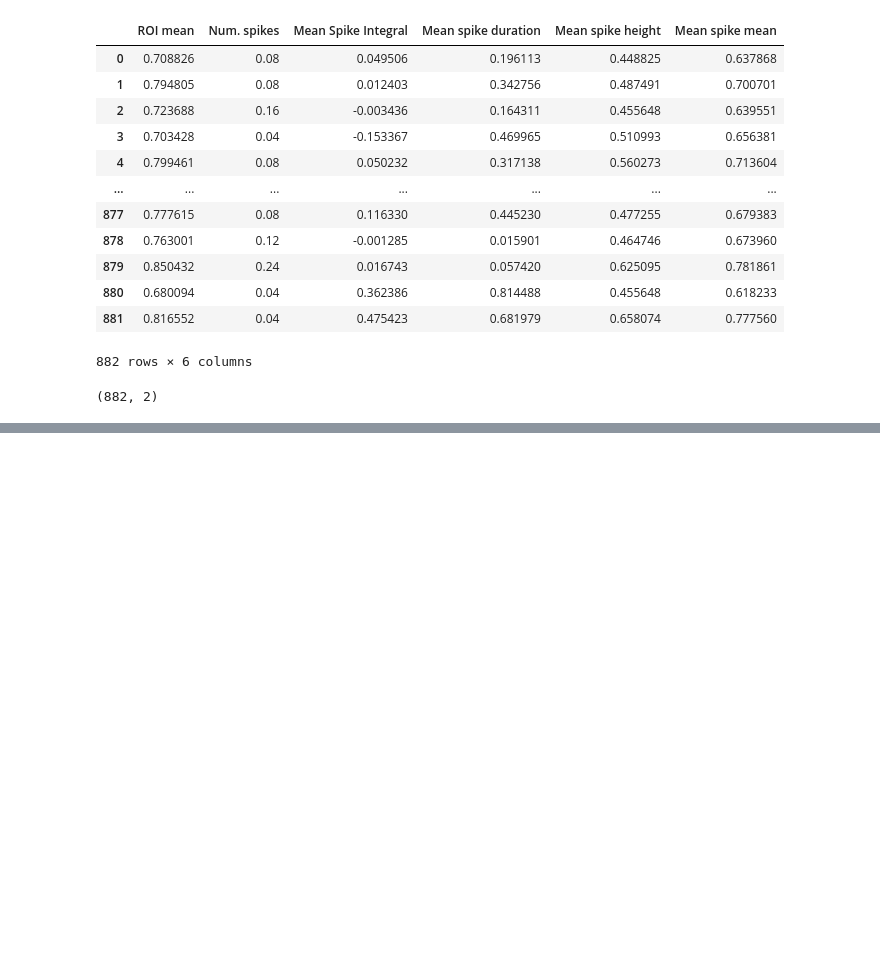
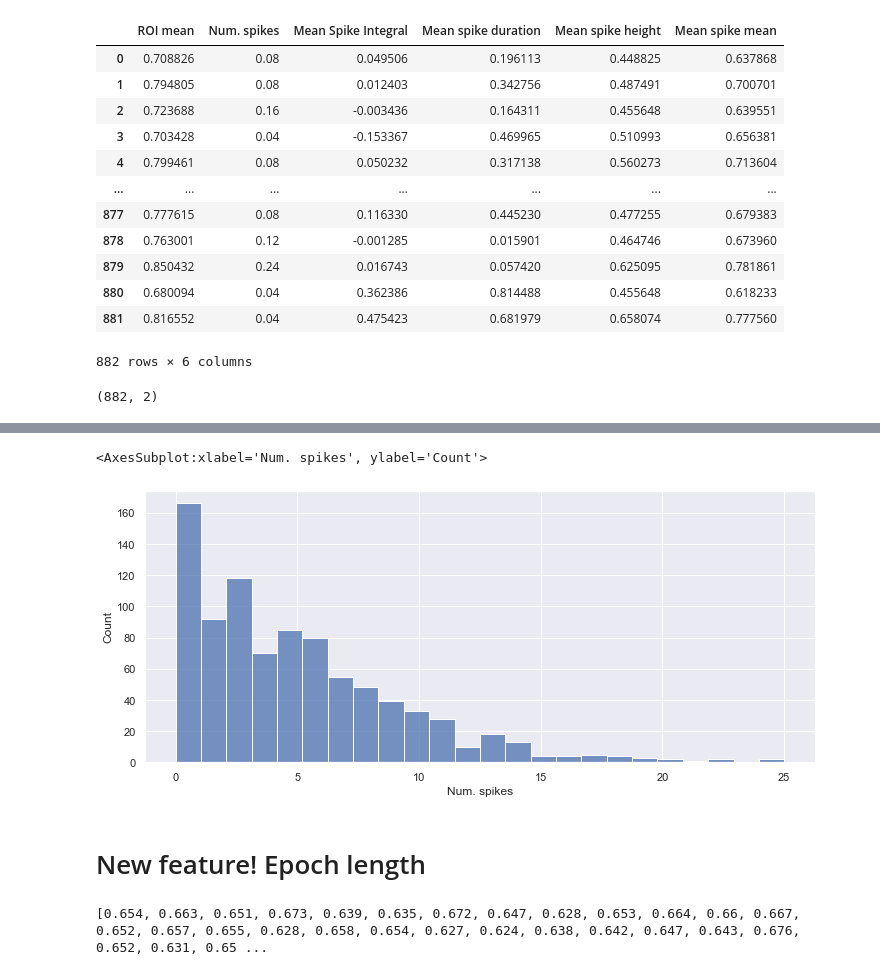
Before and after one commit to jlifferth/Research_Analyst_Playground, a Jupyter notebook: calcium_oscillation/feature_discovery_playground.ipynb, the cells around one changed output, grey strips where cells are left out. Drawn from its saved outputs; the diff is of its cells as text; code cells hidden in the pictures; blank space fills up the shorter version.

```diff
--- a/calcium_oscillation/feature_discovery_playground.ipynb
+++ b/calcium_oscillation/feature_discovery_playground.ipynb
@@ -1200,0 +1287,7 @@ sns.scatterplot(x=x_2, y=y_2)
+# %%
+sns.histplot(x="Num. spikes", data=parameter_df_2)
+# %% [output]
+<AxesSubplot:xlabel='Num. spikes', ylabel='Count'>
+[figure, added]
+# %% [markdown]
+# New feature! Epoch length
@@ -1200,0 +1334,4 @@ sns.scatterplot(x=x_2, y=y_2)
+# %%
+print(list(df[df['ID'] == 11].values[0][1:]))
+# %% [output]
+[0.654, 0.663, 0.651, 0.673, 0.639, 0.635, 0.672, 0.647, 0.628, 0.653, 0.664, 0.66, 0.667, 0.652, 0.657, 0.655, 0.628, 0.658, 0.654, 0.627, 0.624, 0.638, 0.642, 0.647, 0.643, 0.676, 0.652, 0.631, 0.65 ...
```
Also changed, not shown: parts of 36 cells of this notebook.
